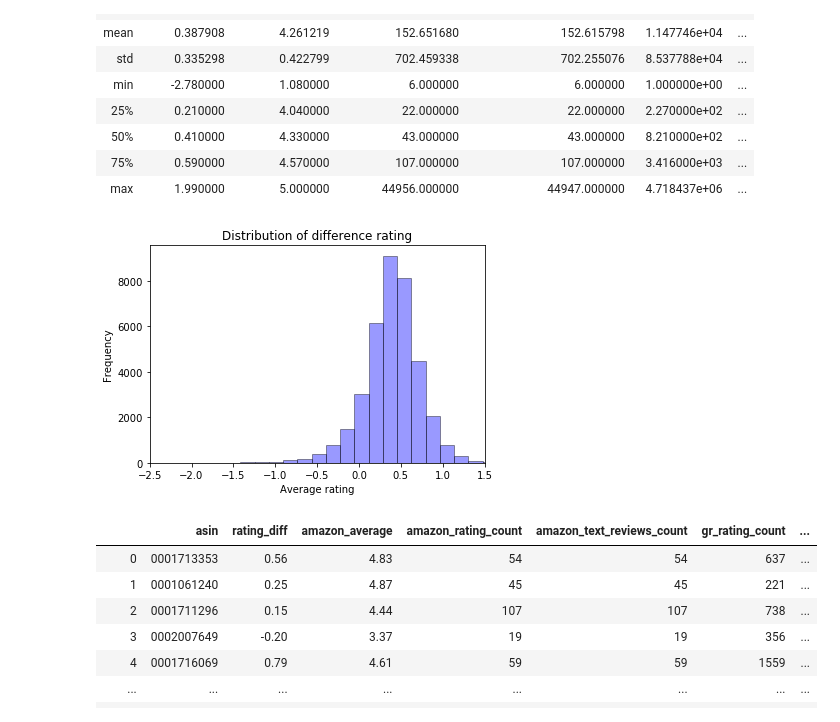
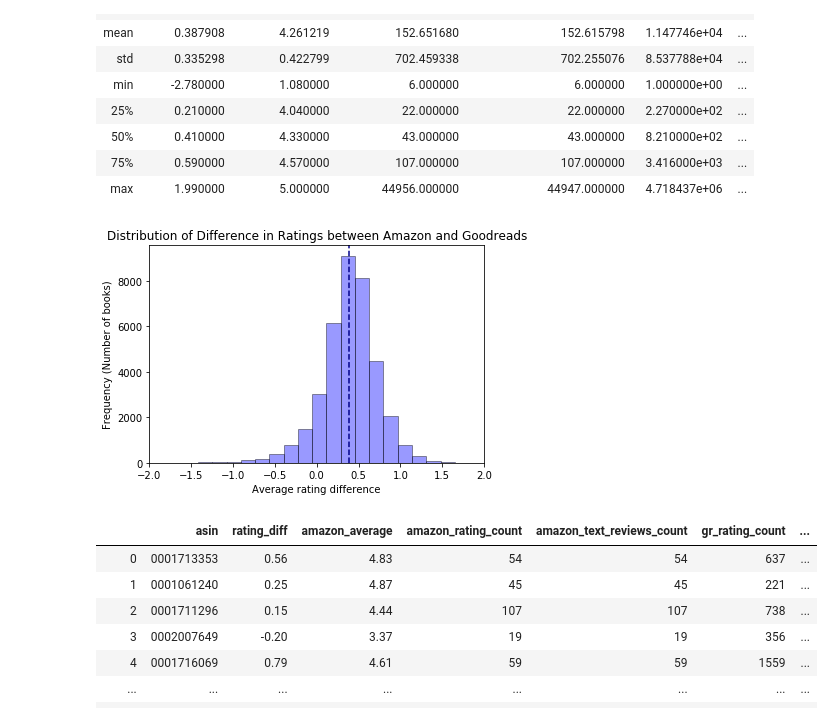
Before and after one commit to tlam7497/CapstoneProject, a Jupyter notebook: eda.ipynb, the cells around one changed output. Saved outputs shown, nothing was run; the diff lists cells and outputs as text; code cells hidden in the pictures.

```diff
--- a/eda.ipynb
+++ b/eda.ipynb
@@ -148,14 +186,15 @@ am_gr.describe()
 # %%
 sns.distplot(am_gr.rating_diff, hist=True, kde=False,
              bins=28, color = 'blue',
              hist_kws={'edgecolor':'black'})
-plt.xlabel('Average rating')
-plt.ylabel('Frequency')
-plt.title('Distribution of difference rating')
-plt.xlim(-2.5,1.5)
+plt.xlabel('Average rating difference')
+plt.ylabel('Frequency (Number of books)')
+plt.title('Distribution of Difference in Ratings between Amazon and Goodreads')
+plt.xlim(-2,2)
+plt.axvline(am_gr.describe().rating_diff['mean'], 0, color='darkblue', linestyle='--')
 plt.show()
 # %% [output]
-[figure, old version]
+[figure, new version]
 # %%
 am_gr['rating_count'] = am_gr['amazon_rating_count']+am_gr['gr_rating_count']
 am_gr['text_reviews_count'] = am_gr['amazon_text_reviews_count']+am_gr['gr_text_reviews_count']
```
Also changed, not shown: parts of 15 cells of this notebook.
